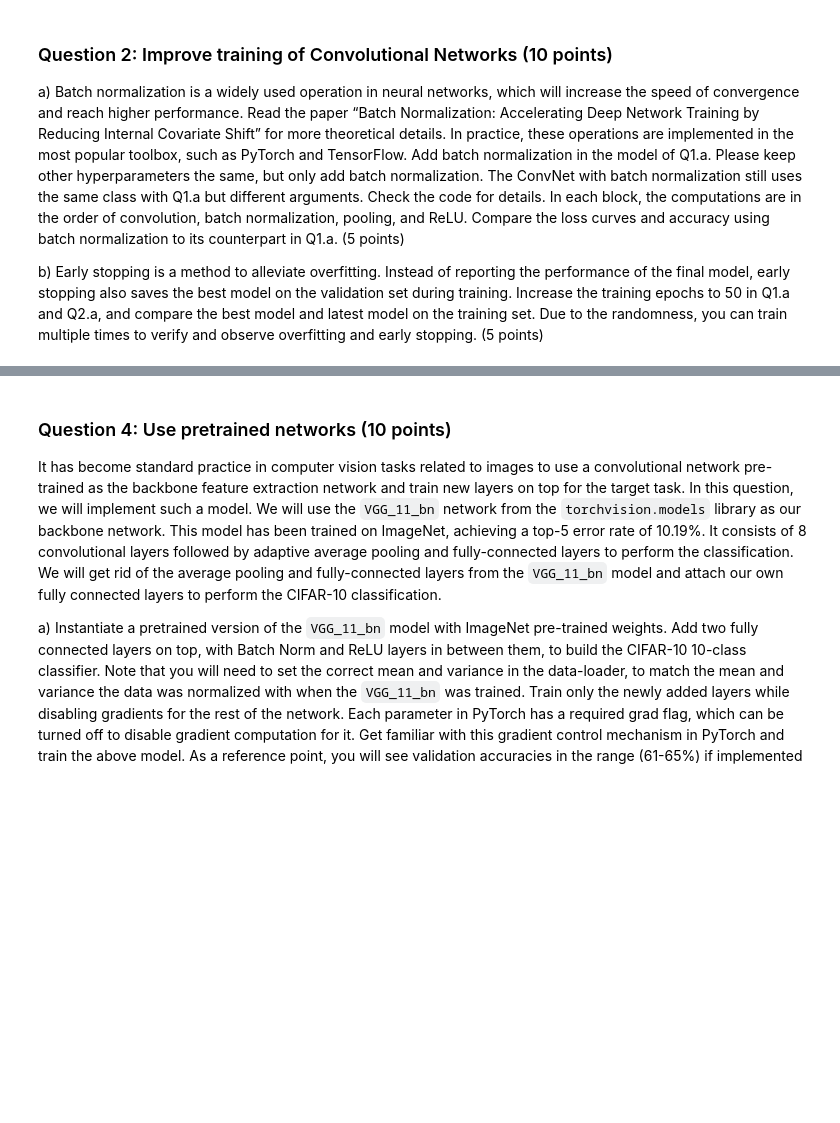
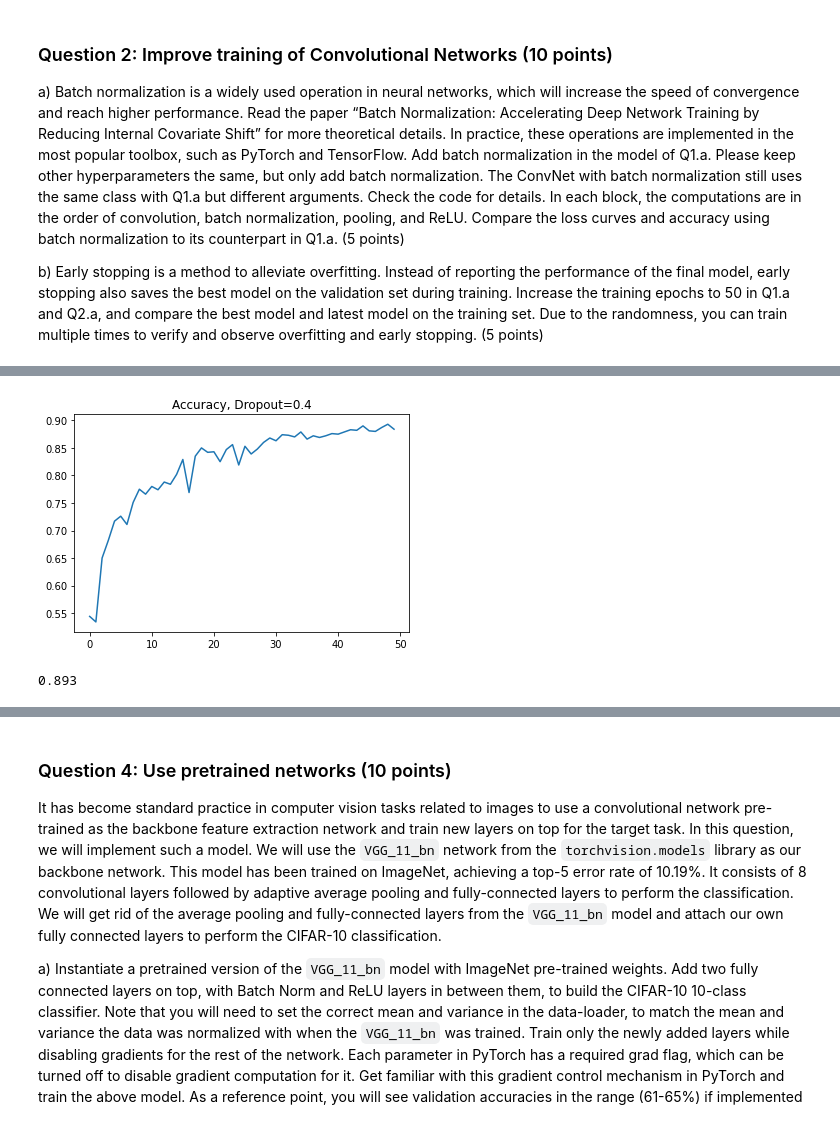
Before and after one commit to aldietri/Computer-Vision-Assignments, a Jupyter notebook: Assignment 2/Exercise_2.ipynb, the cells around one changed output, grey strips where cells are left out. Drawn from its saved outputs; the diff is of its cells as text; code cells hidden in the pictures; blank space fills up the shorter version.

```diff
--- a/Assignment 2/Exercise_2.ipynb
+++ b/Assignment 2/Exercise_2.ipynb
@@ -291,3 +441,13 @@ for epoch in range(num_epochs):
+# %%
+plt.plot(accuracy_values)
+plt.title("Accuracy, Dropout=0.4")
+plt.show()
+# %% [output]
+[figure, added]
+# %%
+best_acc
+# %% [output]
+0.893
 # %%
 # Test the model
 # In test phase, we don't need to compute gradients (for memory efficiency)
```
Also changed, not shown: parts of 34 cells of this notebook, 20 other files.
